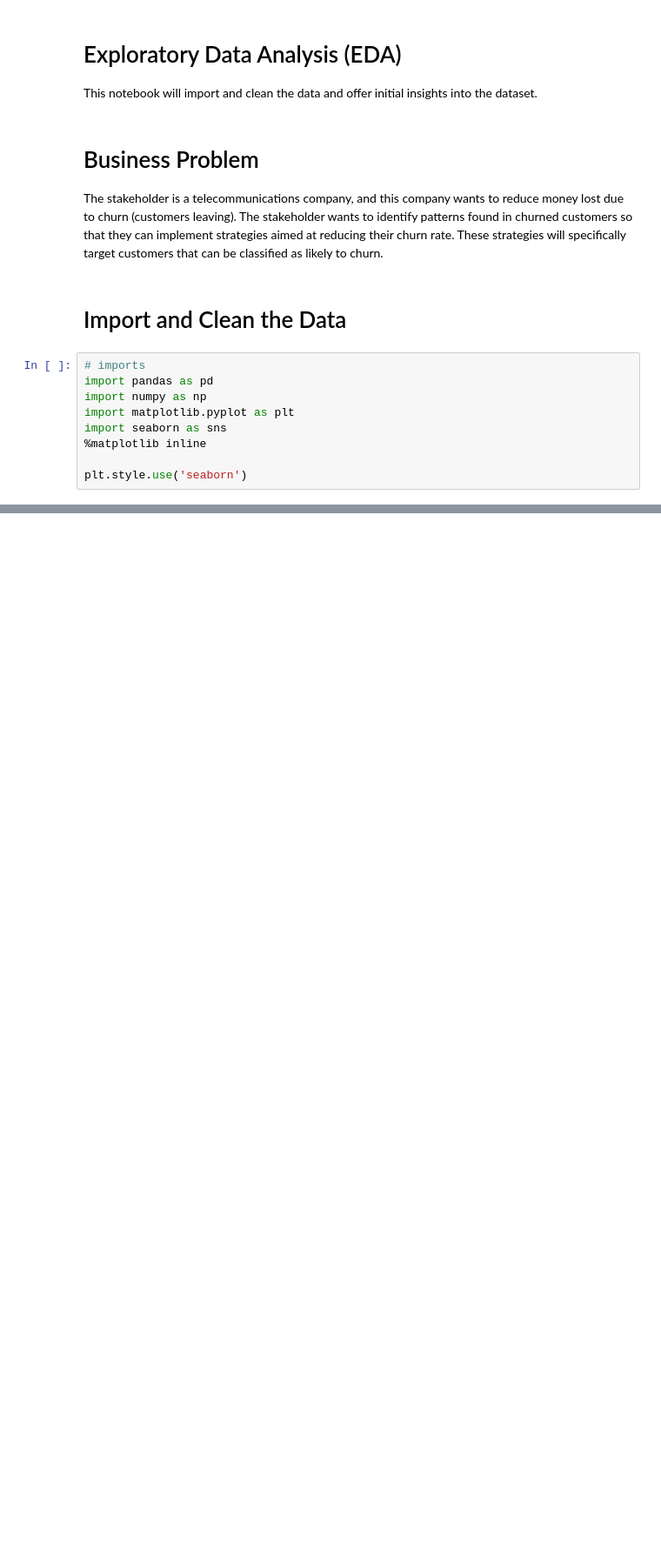
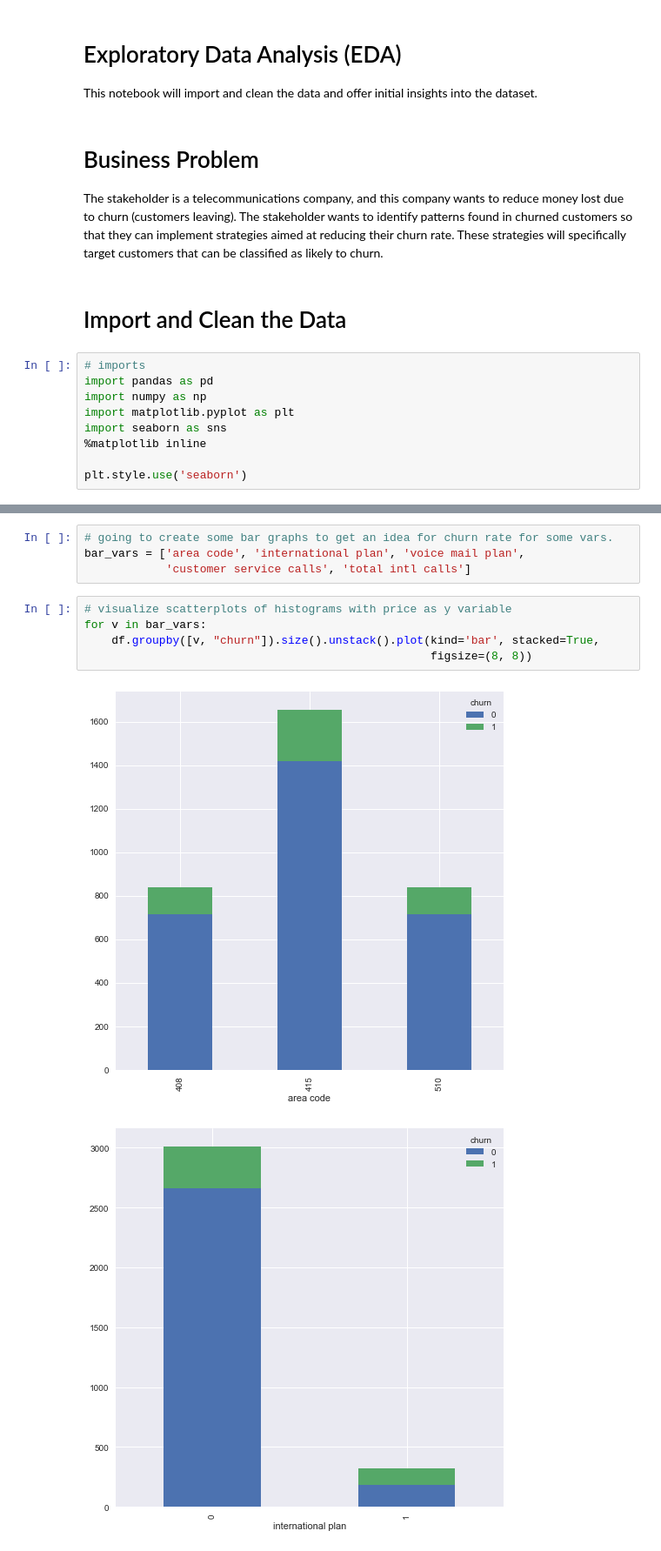
Before and after one commit to samoliver3/dsc-phase-3-project, a Jupyter notebook: notebooks/eda.ipynb, the cells around one changed output, grey strips where cells are left out. Shown at 87% size. Cells and saved outputs as stored; diff of their text form; blank space fills up the shorter version.

```diff
--- a/notebooks/eda.ipynb
+++ b/notebooks/eda.ipynb
@@ -31,0 +170,12 @@ NameError: name 'df' is not defined
+# %%
+# going to create some bar graphs to get an idea for churn rate for some vars.
+bar_vars = ['area code', 'international plan', 'voice mail plan',
+            'customer service calls', 'total intl calls']
+# %%
+# visualize scatterplots of histograms with price as y variable
+for v in bar_vars:
+    df.groupby([v, "churn"]).size().unstack().plot(kind='bar', stacked=True,
+                                                   figsize=(8, 8))
+# %% [output]
+[figure, added]
+[figure, added]
```
Also changed, not shown: parts of 25 cells of this notebook.
